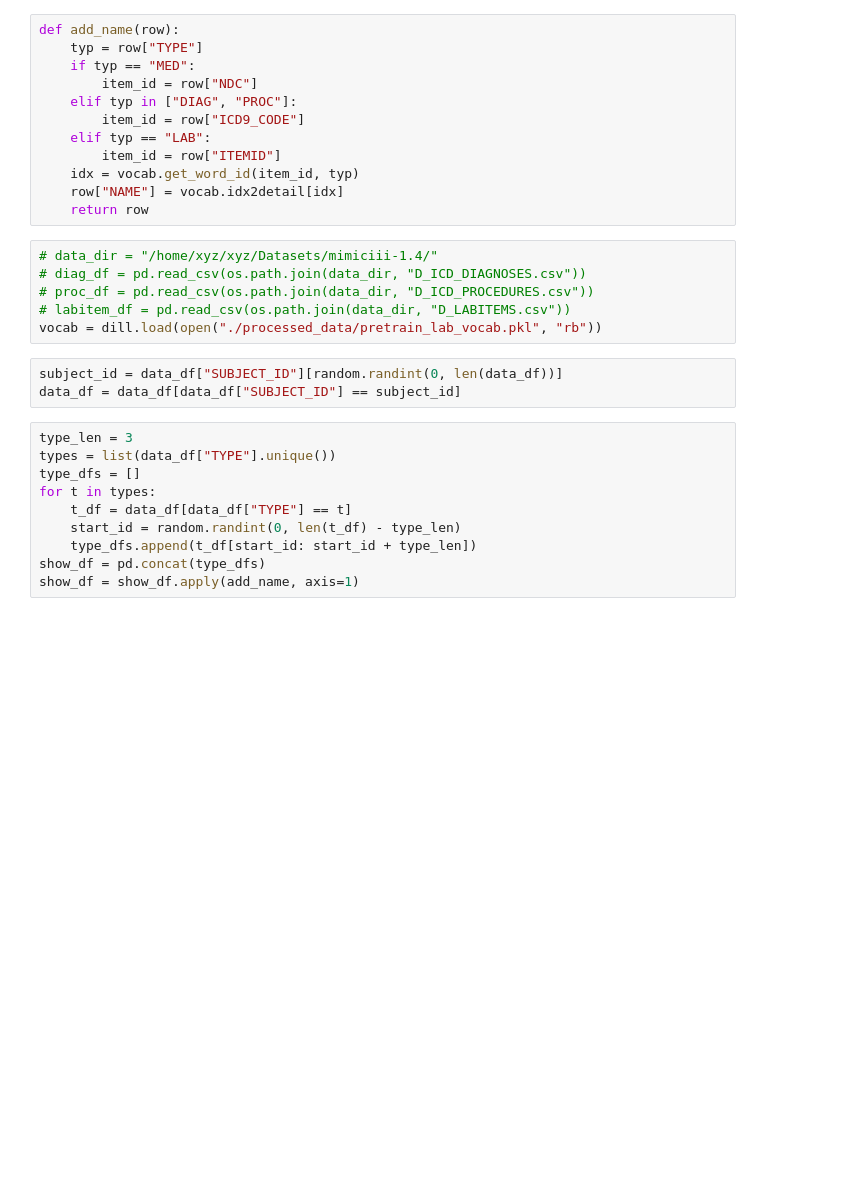
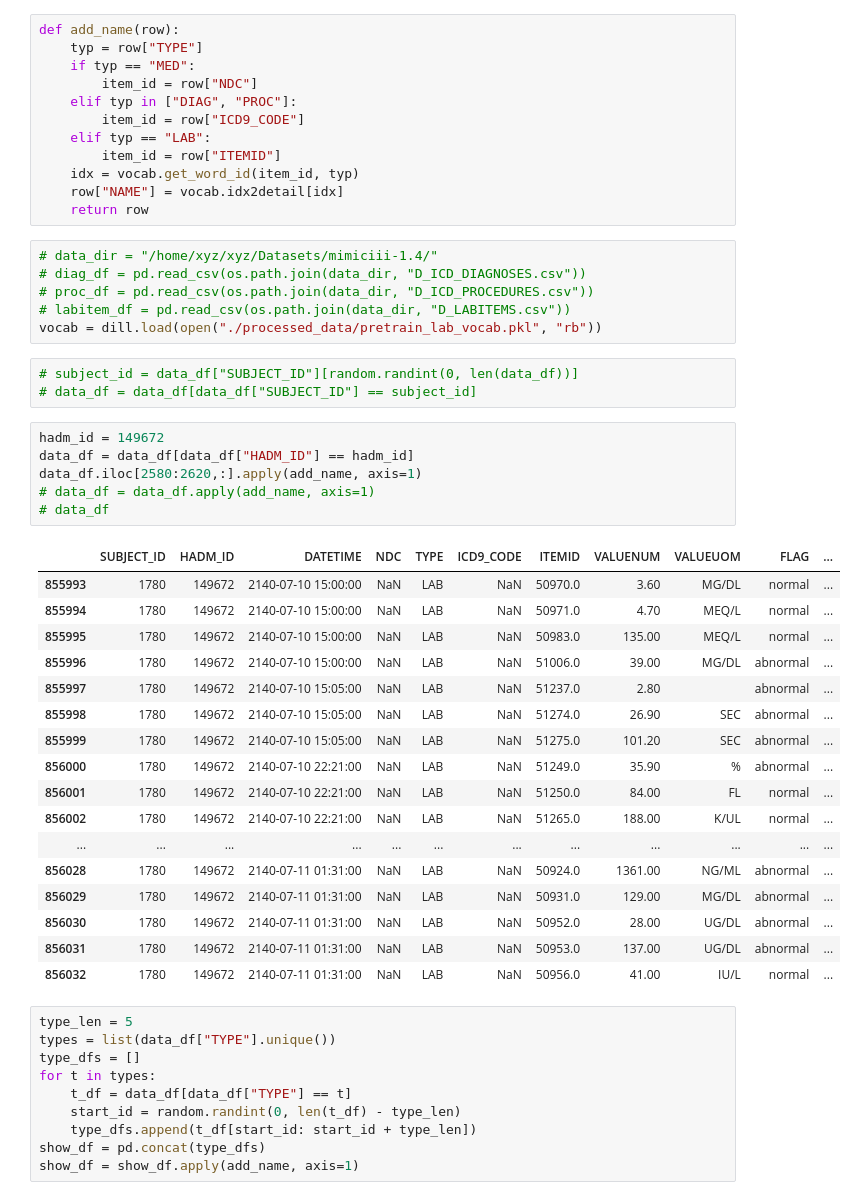
Before and after one commit to xyz961014/MedicalBERT, a Jupyter notebook: data/visual_data.ipynb, the cells around one changed output. Saved outputs shown, nothing was run; the diff lists cells and outputs as text; blank space fills up the shorter version.

```diff
--- a/data/visual_data.ipynb
+++ b/data/visual_data.ipynb
@@ -25,10 +25,34 @@ def add_name(row):
 # labitem_df = pd.read_csv(os.path.join(data_dir, "D_LABITEMS.csv"))
 vocab = dill.load(open("./processed_data/pretrain_lab_vocab.pkl", "rb"))
 # %%
-subject_id = data_df["SUBJECT_ID"][random.randint(0, len(data_df))]
-data_df = data_df[data_df["SUBJECT_ID"] == subject_id]
+# subject_id = data_df["SUBJECT_ID"][random.randint(0, len(data_df))]
+# data_df = data_df[data_df["SUBJECT_ID"] == subject_id]
+# %%
+hadm_id = 149672
+data_df = data_df[data_df["HADM_ID"] == hadm_id]
+data_df.iloc[2580:2620,:].apply(add_name, axis=1)
+# data_df = data_df.apply(add_name, axis=1)
+# data_df
+# %% [output]
+|  | SUBJECT_ID | HADM_ID | DATETIME | NDC | TYPE | ICD9_CODE | ITEMID | VALUENUM | VALUEUOM | FLAG | ... |
+| 855993 | 1780 | 149672 | 2140-07-10 15:00:00 | NaN | LAB | NaN | 50970.0 | 3.60 | MG/DL | normal | ... |
+| 855994 | 1780 | 149672 | 2140-07-10 15:00:00 | NaN | LAB | NaN | 50971.0 | 4.70 | MEQ/L | normal | ... |
+| 855995 | 1780 | 149672 | 2140-07-10 15:00:00 | NaN | LAB | NaN | 50983.0 | 135.00 | MEQ/L | normal | ... |
+| 855996 | 1780 | 149672 | 2140-07-10 15:00:00 | NaN | LAB | NaN | 51006.0 | 39.00 | MG/DL | abnormal | ... |
+| 855997 | 1780 | 149672 | 2140-07-10 15:05:00 | NaN | LAB | NaN | 51237.0 | 2.80 |  | abnormal | ... |
+| 855998 | 1780 | 149672 | 2140-07-10 15:05:00 | NaN | LAB | NaN | 51274.0 | 26.90 | SEC | abnormal | ... |
+| 855999 | 1780 | 149672 | 2140-07-10 15:05:00 | NaN | LAB | NaN | 51275.0 | 101.20 | SEC | abnormal | ... |
+| 856000 | 1780 | 149672 | 2140-07-10 22:21:00 | NaN | LAB | NaN | 51249.0 | 35.90 | % | abnormal | ... |
+| 856001 | 1780 | 149672 | 2140-07-10 22:21:00 | NaN | LAB | NaN | 51250.0 | 84.00 | FL | normal | ... |
+| 856002 | 1780 | 149672 | 2140-07-10 22:21:00 | NaN | LAB | NaN | 51265.0 | 188.00 | K/UL | normal | ... |
+| ... | ... | ... | ... | ... | ... | ... | ... | ... | ... | ... | ... |
+| 856028 | 1780 | 149672 | 2140-07-11 01:31:00 | NaN | LAB | NaN | 50924.0 | 1361.00 | NG/ML | abnormal | ... |
+| 856029 | 1780 | 149672 | 2140-07-11 01:31:00 | NaN | LAB | NaN | 50931.0 | 129.00 | MG/DL | abnormal | ... |
+| 856030 | 1780 | 149672 | 2140-07-11 01:31:00 | NaN | LAB | NaN | 50952.0 | 28.00 | UG/DL | abnormal | ... |
+| 856031 | 1780 | 149672 | 2140-07-11 01:31:00 | NaN | LAB | NaN | 50953.0 | 137.00 | UG/DL | abnormal | ... |
+| 856032 | 1780 | 149672 | 2140-07-11 01:31:00 | NaN | LAB | NaN | 50956.0 | 41.00 | IU/L | normal | ... |
 # %%
-type_len = 3
+type_len = 5
 types = list(data_df["TYPE"].unique())
 type_dfs = []
 for t in types:
```
Also changed, not shown: parts of 1 cell of this notebook, 2 other files.
